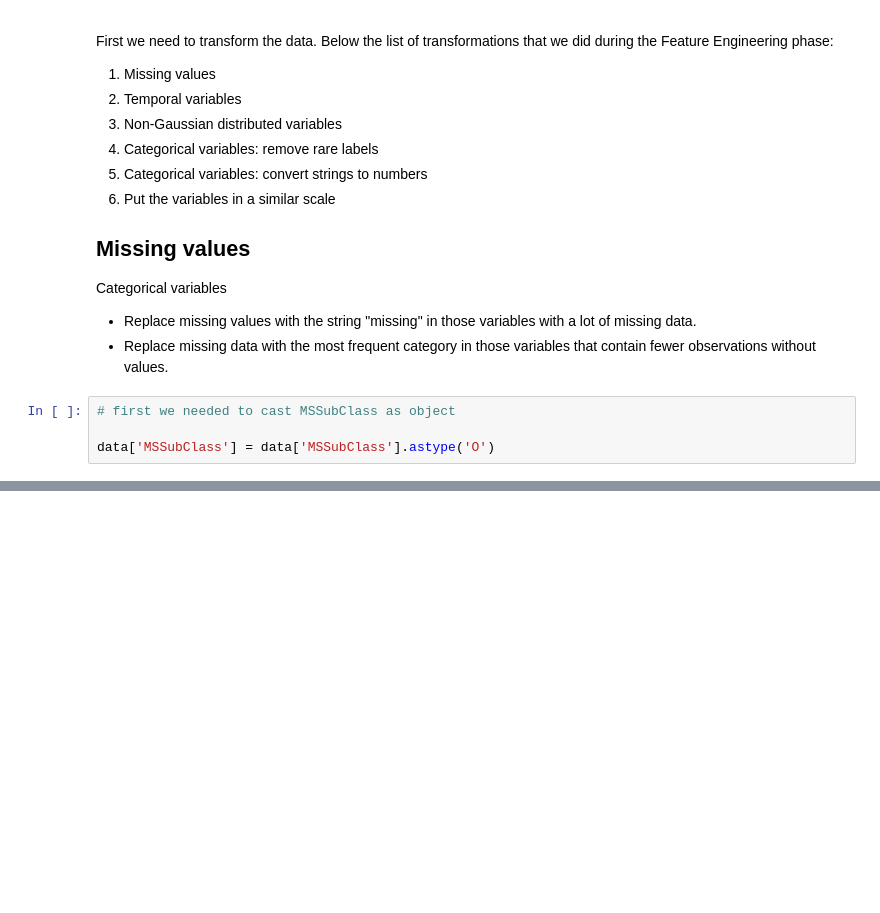
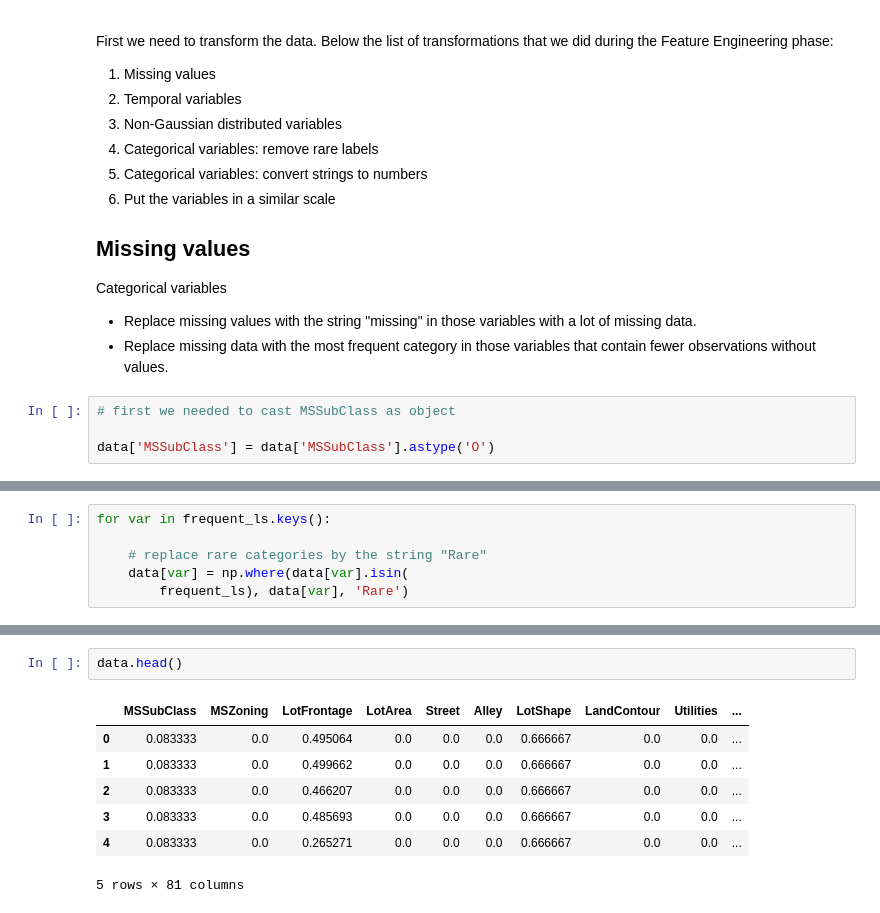
Before and after one commit to jravikumar97/housing_ML_project, a Jupyter notebook: Housing_Scoring_New_Data.ipynb, the cells around one changed output, grey strips where cells are left out. Cells and saved outputs as stored; diff of their text form; blank space fills up the shorter version.

```diff
--- a/Housing_Scoring_New_Data.ipynb
+++ b/Housing_Scoring_New_Data.ipynb
@@ -62,0 +297,6 @@ data['MSSubClass'] = data['MSSubClass'].astype('O')
+# %%
+for var in frequent_ls.keys():
+
+    # replace rare categories by the string "Rare"
+    data[var] = np.where(data[var].isin(
+        frequent_ls), data[var], 'Rare')
@@ -62,0 +391,10 @@ data['MSSubClass'] = data['MSSubClass'].astype('O')
+# %%
+data.head()
+# %% [output]
+|  | MSSubClass | MSZoning | LotFrontage | LotArea | Street | Alley | LotShape | LandContour | Utilities | ... |
+| 0 | 0.083333 | 0.0 | 0.495064 | 0.0 | 0.0 | 0.0 | 0.666667 | 0.0 | 0.0 | ... |
+| 1 | 0.083333 | 0.0 | 0.499662 | 0.0 | 0.0 | 0.0 | 0.666667 | 0.0 | 0.0 | ... |
+| 2 | 0.083333 | 0.0 | 0.466207 | 0.0 | 0.0 | 0.0 | 0.666667 | 0.0 | 0.0 | ... |
+| 3 | 0.083333 | 0.0 | 0.485693 | 0.0 | 0.0 | 0.0 | 0.666667 | 0.0 | 0.0 | ... |
+| 4 | 0.083333 | 0.0 | 0.265271 | 0.0 | 0.0 | 0.0 | 0.666667 | 0.0 | 0.0 | ... |
+5 rows × 81 columns
```
Also changed, not shown: parts of 34 cells of this notebook.
